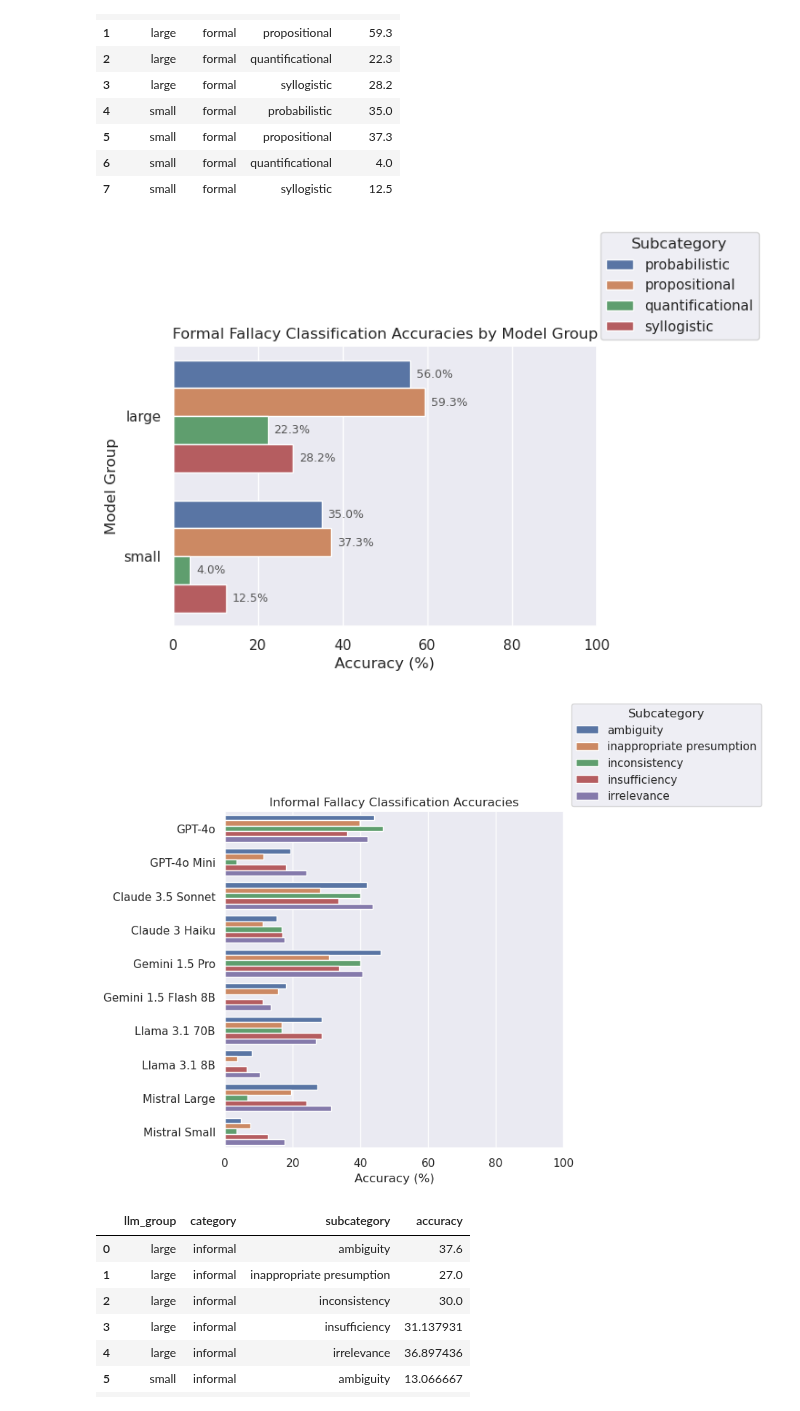
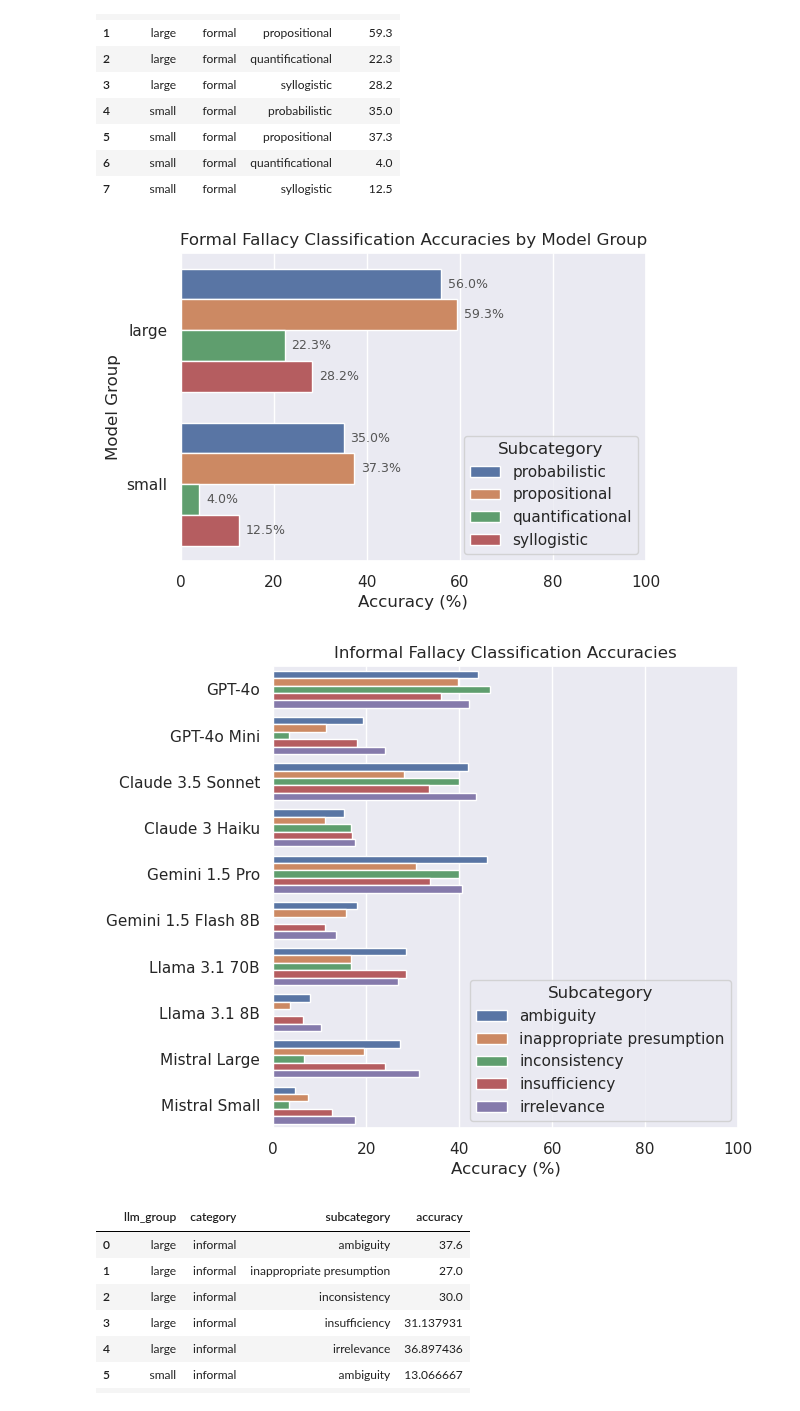
Before and after one commit to aimfeld/fallacy-detection, a Jupyter notebook: fallacy-classification.ipynb, the cells around one changed output. Saved outputs shown, nothing was run; the diff lists cells and outputs as text; code cells hidden in the pictures.

```diff
--- a/fallacy-classification.ipynb
+++ b/fallacy-classification.ipynb
@@ -235,25 +239,23 @@ plot_accuracies(
     y_label='Model Group',
     hue='subcategory',
     legend_title='Subcategory',
-    legend_anchor=(1.4, 1),
     annotate=True,
 )
 # %% [output]
-[figure, old version]
+[figure, new version]
 # %%
 df_informal_accuracies_long_e4 = df_subcategory_accuracies_long_e4[
     df_subcategory_accuracies_long_e4['category'] == 'informal']
 
 plot_accuracies(
     data=add_llm_info(df_informal_accuracies_long_e4),
     figsize=(6, 6),
     title='Informal Fallacy Classification Accuracies',
     hue='subcategory',
     legend_title='Subcategory',
-    legend_anchor=(1.6, 1),
     annotate=False,
 )
 # %% [output]
-[figure, old version]
+[figure, new version]
 # %%
 df_plot = add_llm_info(df_informal_accuracies_long_e4, group=True).groupby(
```
Also changed, not shown: parts of 19 cells of this notebook, 5 other files.
